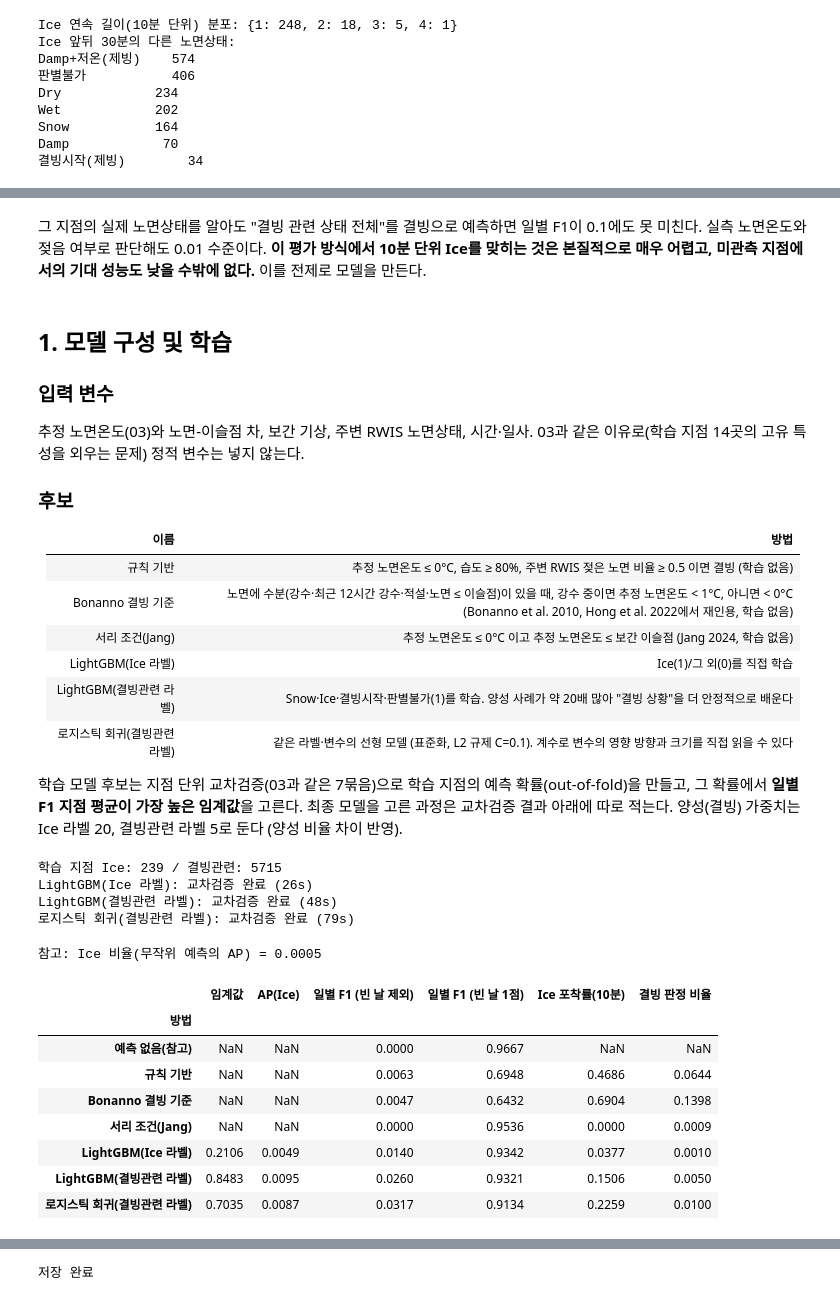
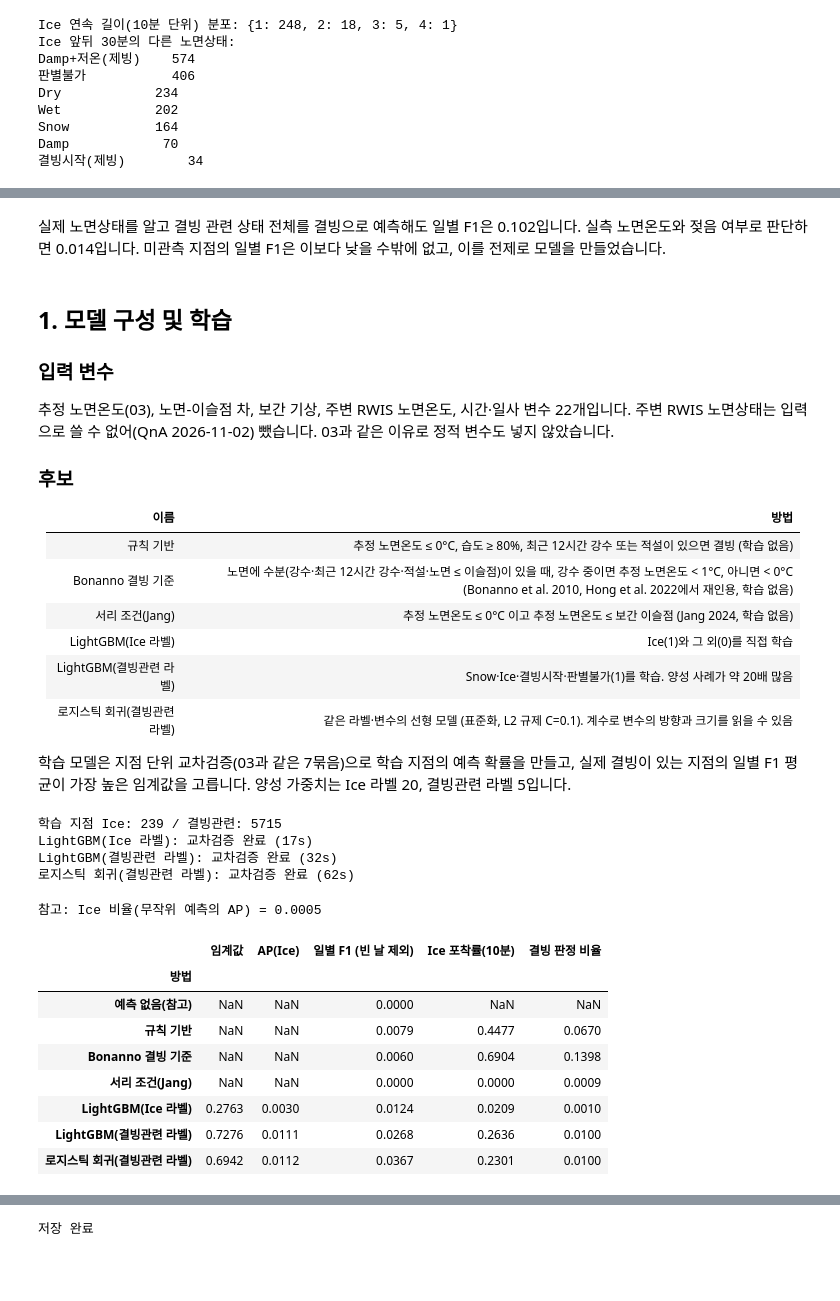
Before and after one commit to haksik-yummy/2026-2_AIcontest, a Jupyter notebook: notebooks/04_icing_classification/04-1_icing_cv.ipynb, the cells around one changed output, grey strips where cells are left out. Saved outputs shown, nothing was run; the diff lists cells and outputs as text; code cells hidden in the pictures; blank space fills up the shorter version.

```diff
--- a/notebooks/04_icing_classification/04-1_icing_cv.ipynb
+++ b/notebooks/04_icing_classification/04-1_icing_cv.ipynb
@@ -151,32 +150,28 @@ pd.Series({k: daily_f1(sf, v) for k, v in oracle.items()}, name="일별 F1 지
 # %% [markdown]
-그 지점의 실제 노면상태를 알아도 "결빙 관련 상태 전체"를 결빙으로 예측하면 일별 F1이 0.1에도 못 미친다.
-실측 노면온도와 젖음 여부로 판단해도 0.01 수준이다. **이 평가 방식에서 10분 단위 Ice를 맞히는 것은 본질적으로 매우 어렵고,
-미관측 지점에서의 기대 성능도 낮을 수밖에 없다.** 이를 전제로 모델을 만든다.
+실제 노면상태를 알고 결빙 관련 상태 전체를 결빙으로 예측해도 일별 F1은 0.102입니다. 실측 노면온도와 젖음 여부로 판단하면 0.014입니다. 미관측 지점의 일별 F1은 이보다 낮을 수밖에 없고, 이를 전제로 모델을 만들었습니다.
 # %% [markdown]
 ## 1. 모델 구성 및 학습
 
 ### 입력 변수
-추정 노면온도(03)와 노면-이슬점 차, 보간 기상, 주변 RWIS 노면상태, 시간·일사.
-03과 같은 이유로(학습 지점 14곳의 고유 특성을 외우는 문제) 정적 변수는 넣지 않는다.
+
+추정 노면온도(03), 노면-이슬점 차, 보간 기상, 주변 RWIS 노면온도, 시간·일사 변수 22개입니다. 주변 RWIS 노면상태는 입력으로 쓸 수 없어(QnA 2026-11-02) 뺐습니다. 03과 같은 이유로 정적 변수도 넣지 않았습니다.
 
 ### 후보
 
 | 이름 | 방법 |
 |------|------|
-| 규칙 기반 | 추정 노면온도 ≤ 0°C, 습도 ≥ 80%, 주변 RWIS 젖은 노면 비율 ≥ 0.5 이면 결빙 (학습 없음) |
+| 규칙 기반 | 추정 노면온도 ≤ 0°C, 습도 ≥ 80%, 최근 12시간 강수 또는 적설이 있으면 결빙 (학습 없음) |
 | Bonanno 결빙 기준 | 노면에 수분(강수·최근 12시간 강수·적설·노면 ≤ 이슬점)이 있을 때, 강수 중이면 추정 노면온도 < 1°C, 아니면 < 0°C (Bonanno et al. 2010, Hong et al. 2022에서 재인용, 학습 없음) |
 | 서리 조건(Jang) | 추정 노면온도 ≤ 0°C 이고 추정 노면온도 ≤ 보간 이슬점 (Jang 2024, 학습 없음) |
-| LightGBM(Ice 라벨) | Ice(1)/그 외(0)를 직접 학습 |
-| LightGBM(결빙관련 라벨) | Snow·Ice·결빙시작·판별불가(1)를 학습. 양성 사례가 약 20배 많아 "결빙 상황"을 더 안정적으로 배운다 |
-| 로지스틱 회귀(결빙관련 라벨) | 같은 라벨·변수의 선형 모델 (표준화, L2 규제 C=0.1). 계수로 변수의 영향 방향과 크기를 직접 읽을 수 있다 |
+| LightGBM(Ice 라벨) | Ice(1)와 그 외(0)를 직접 학습 |
+| LightGBM(결빙관련 라벨) | Snow·Ice·결빙시작·판별불가(1)를 학습. 양성 사례가 약 20배 많음 |
+| 로지스틱 회귀(결빙관련 라벨) | 같은 라벨·변수의 선형 모델 (표준화, L2 규제 C=0.1). 계수로 변수의 방향과 크기를 읽을 수 있음 |
 
-학습 모델 후보는 지점 단위 교차검증(03과 같은 7묶음)으로 학습 지점의 예측 확률(out-of-fold)을 만들고,
-그 확률에서 **일별 F1 지점 평균이 가장 높은 임계값**을 고른다. 최종 모델을 고른 과정은 교차검증 결과 아래에 따로 적는다.
-양성(결빙) 가중치는 Ice 라벨 20, 결빙관련 라벨 5로 둔다 (양성 비율 차이 반영).
+학습 모델은 지점 단위 교차검증(03과 같은 7묶음)으로 학습 지점의 예측 확률을 만들고, 실제 결빙이 있는 지점의 일별 F1 평균이 가장 높은 임계값을 고릅니다. 양성 가중치는 Ice 라벨 20, 결빙관련 라벨 5입니다.
 # %%
 CLS_FEATURES = ["rst_est", "rst_dpd", "ta", "td", "rh", "rh_mean3h", "ws", "rain", "pr60", "pr12h", "rain_hrs12h",
-                "hrs_since_rain", "snow", "cloud", "ta_min12h", "ta_d3h", "nbr_ice", "nbr_ice_3h", "nbr_wet",
-                "nbr_snow", "nbr_rst", "hour_sin", "hour_cos", "sun_elev", "sunlit", "season_day"]
+                "hrs_since_rain", "snow", "cloud", "ta_min12h", "ta_d3h", "nbr_rst", "hour_sin", "hour_cos",
+                "sun_elev", "sunlit", "season_day"]
 RELATED_STATES = [3, 4, 13, 15]
 sf["related"] = sf["state"].isin(RELATED_STATES).astype("float32").where(sf["state"].notna())
 
@@ -228,12 +223,12 @@ for name, c in CANDIDATES.items():
     print(f"{name}: 교차검증 완료 ({time.time() - t0:.0f}s)")
 # %% [output]
 학습 지점 Ice: 239 / 결빙관련: 5715
-LightGBM(Ice 라벨): 교차검증 완료 (26s)
-LightGBM(결빙관련 라벨): 교차검증 완료 (48s)
-로지스틱 회귀(결빙관련 라벨): 교차검증 완료 (79s)
+LightGBM(Ice 라벨): 교차검증 완료 (17s)
+LightGBM(결빙관련 라벨): 교차검증 완료 (32s)
+로지스틱 회귀(결빙관련 라벨): 교차검증 완료 (62s)
 # %%
 def rule_based(df):
-    return ((df["rst_est"] <= 0) & (df["rh"] >= 80) & (df["nbr_wet"] >= 0.5)).to_numpy()
+    return ((df["rst_est"] <= 0) & (df["rh"] >= 80) & ((df["rain_hrs12h"] > 0) | (df["snow"] > 0))).to_numpy()
 
 
 def bonanno_rule(df):
@@ -251,47 +246,45 @@ def frost_rule(df):
 RULES = {"규칙 기반": rule_based, "Bonanno 결빙 기준": bonanno_rule, "서리 조건(Jang)": frost_rule}
 
 
 def best_threshold(df, prob, quantiles=(0.95, 0.98, 0.99, 0.995, 0.998, 0.999, 0.9995, 0.9998)):
-    """교차검증 확률에서 일별 F1 지점 평균이 가장 높은 임계값."""
+    """교차검증 확률에서 일별 F1 지점 평균(실제 결빙이 있는 지점)이 가장 높은 임계값."""
     cands = np.unique(np.quantile(prob[~np.isnan(prob)], quantiles))
     scores = {float(t): daily_f1(df, prob >= t) for t in cands}
     return max(scores, key=scores.get), scores
 
 
 labeled = train_all["ice"].notna()
 no_pred = np.zeros(len(train_all), dtype=int)
-rows = [{"방법": "예측 없음(참고)", "임계값": np.nan, "AP(Ice)": np.nan,
-         "일별 F1 (빈 날 제외)": daily_f1(train_all, no_pred), "일별 F1 (빈 날 1점)": daily_f1(train_all, no_pred, "one")}]
+rows = [{"방법": "예측 없음(참고)", "임계값": np.nan, "AP(Ice)": np.nan, "일별 F1 (빈 날 제외)": daily_f1(train_all, no_pred)}]
 for name, rule in RULES.items():
     pred = rule(train_all)
     rows.append({"방법": name, "임계값": np.nan, "AP(Ice)": np.nan,
-                 "일별 F1 (빈 날 제외)": daily_f1(train_all, pred), "일별 F1 (빈 날 1점)": daily_f1(train_all, pred, "one"),
+                 "일별 F1 (빈 날 제외)": daily_f1(train_all, pred),
                  "Ice 포착률(10분)": pred[labeled & (train_all["ice"] == 1)].mean(), "결빙 판정 비율": pred.mean()})
 thresholds = {}
 for name in CANDIDATES:
     prob = oof_prob[name].to_numpy()
     thr, _ = best_threshold(train_all, prob)
     thresholds[name] = thr
     rows.append({"방법": name, "임계값": thr,
                  "AP(Ice)": average_precision_score(train_all.loc[labeled, "ice"], prob[labeled]),
                  "일별 F1 (빈 날 제외)": daily_f1(train_all, prob >= thr),
-                 "일별 F1 (빈 날 1점)": daily_f1(train_all, prob >= thr, "one"),
                  "Ice 포착률(10분)": (prob >= thr)[labeled & (train_all["ice"] == 1)].mean(),
                  "결빙 판정 비율": (prob >= thr).mean()})
 cv_table = pd.DataFrame(rows).set_index("방법")
 print("참고: Ice 비율(무작위 예측의 AP) =", round(train_all.loc[labeled, "ice"].mean(), 5))
 cv_table.round(4)
 # %% [output]
 참고: Ice 비율(무작위 예측의 AP) = 0.0005
-|  | 임계값 | AP(Ice) | 일별 F1 (빈 날 제외) | 일별 F1 (빈 날 1점) | Ice 포착률(10분) | 결빙 판정 비율 |
-| 방법 |  |  |  |  |  |  |
-| 예측 없음(참고) | NaN | NaN | 0.0000 | 0.9667 | NaN | NaN |
-| 규칙 기반 | NaN | NaN | 0.0063 | 0.6948 | 0.4686 | 0.0644 |
-| Bonanno 결빙 기준 | NaN | NaN | 0.0047 | 0.6432 | 0.6904 | 0.1398 |
-| 서리 조건(Jang) | NaN | NaN | 0.0000 | 0.9536 | 0.0000 | 0.0009 |
-| LightGBM(Ice 라벨) | 0.2106 | 0.0049 | 0.0140 | 0.9342 | 0.0377 | 0.0010 |
-| LightGBM(결빙관련 라벨) | 0.8483 | 0.0095 | 0.0260 | 0.9321 | 0.1506 | 0.0050 |
-| 로지스틱 회귀(결빙관련 라벨) | 0.7035 | 0.0087 | 0.0317 | 0.9134 | 0.2259 | 0.0100 |
+|  | 임계값 | AP(Ice) | 일별 F1 (빈 날 제외) | Ice 포착률(10분) | 결빙 판정 비율 |
+| 방법 |  |  |  |  |  |
+| 예측 없음(참고) | NaN | NaN | 0.0000 | NaN | NaN |
+| 규칙 기반 | NaN | NaN | 0.0079 | 0.4477 | 0.0670 |
+| Bonanno 결빙 기준 | NaN | NaN | 0.0060 | 0.6904 | 0.1398 |
+| 서리 조건(Jang) | NaN | NaN | 0.0000 | 0.0000 | 0.0009 |
+| LightGBM(Ice 라벨) | 0.2763 | 0.0030 | 0.0124 | 0.0209 | 0.0010 |
+| LightGBM(결빙관련 라벨) | 0.7276 | 0.0111 | 0.0268 | 0.2636 | 0.0100 |
+| 로지스틱 회귀(결빙관련 라벨) | 0.6942 | 0.0112 | 0.0367 | 0.2301 | 0.0100 |
 # %%
 cv_best = cv_table.loc[list(CANDIDATES), "일별 F1 (빈 날 제외)"].idxmax()
 FINAL = "LightGBM(결빙관련 라벨)"       # 선택 근거는 아래 설명 참고
```
Also changed, not shown: parts of 15 cells of this notebook.
